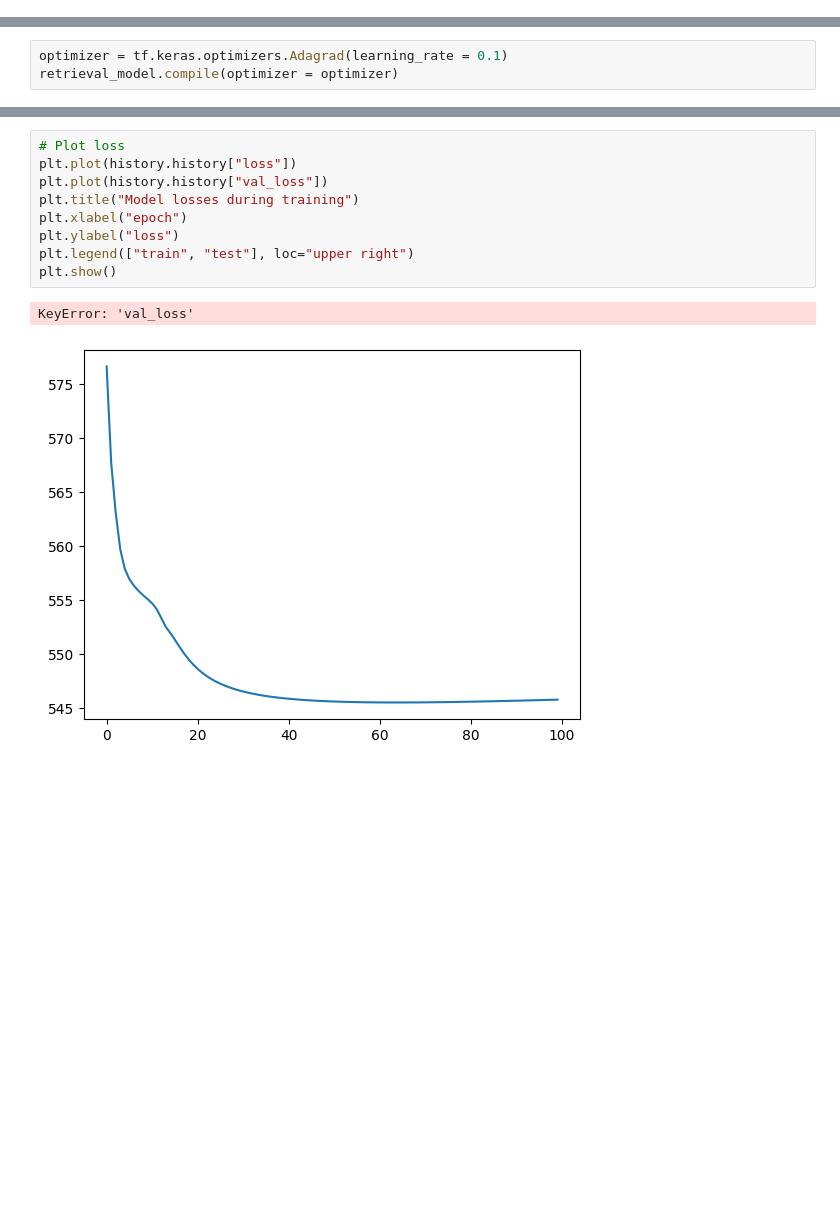
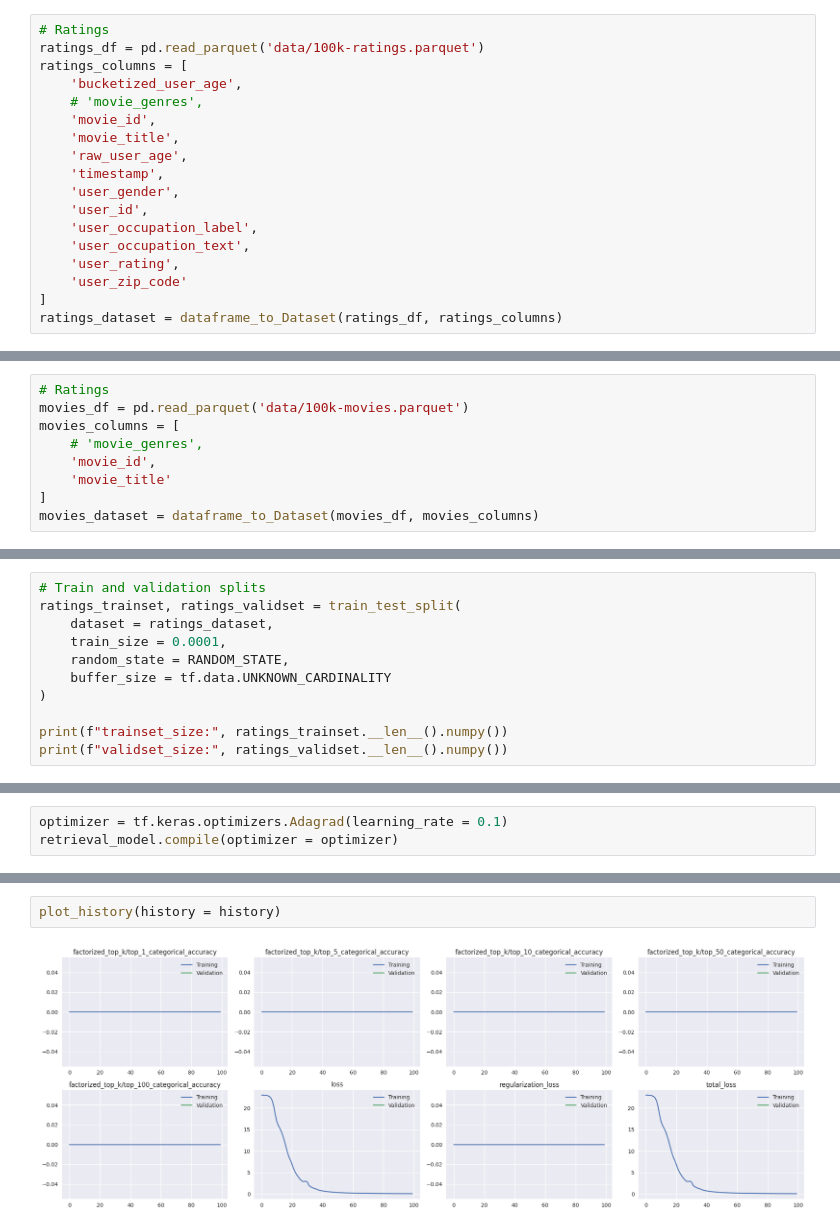
Before and after one commit to keivanipchihagh/multi-stage-two-tower-recommender, a Jupyter notebook: _retrieval.ipynb, the cells around one changed output, grey strips where cells are left out. Saved outputs shown, nothing was run; the diff lists cells and outputs as text; blank space fills up the shorter version.

```diff
--- a/_retrieval.ipynb
+++ b/_retrieval.ipynb
@@ -73,0 +31,18 @@ Movies count: 1682
+# %%
+# Ratings
+ratings_df = pd.read_parquet('data/100k-ratings.parquet')
+ratings_columns = [
+    'bucketized_user_age',
+    # 'movie_genres',
+    'movie_id',
+    'movie_title',
+    'raw_user_age',
+    'timestamp',
+    'user_gender',
+    'user_id',
+    'user_occupation_label',
+    'user_occupation_text',
+    'user_rating',
+    'user_zip_code'
+]
+ratings_dataset = dataframe_to_Dataset(ratings_df, ratings_columns)
@@ -74,3 +67,12 @@ Movies count: 1682
+# %%
+# Ratings
+movies_df = pd.read_parquet('data/100k-movies.parquet')
+movies_columns = [
+    # 'movie_genres',
+    'movie_id',
+    'movie_title'
+]
+movies_dataset = dataframe_to_Dataset(movies_df, movies_columns)
 # %%
 # Feature selection
 ratings_dataset = ratings_dataset.map(
@@ -115,0 +94,11 @@ validset_size: 20000
+# %%
+# Train and validation splits
+ratings_trainset, ratings_validset = train_test_split(
+    dataset = ratings_dataset,
+    train_size = 0.0001,
+    random_state = RANDOM_STATE,
+    buffer_size = tf.data.UNKNOWN_CARDINALITY
+)
+
+print(f"trainset_size:", ratings_trainset.__len__().numpy())
+print(f"validset_size:", ratings_validset.__len__().numpy())
@@ -225,15 +219,7 @@ WARNING:tensorflow:Early stopping conditioned on metric `val_loss` which is not
-# %%
-# Plot loss
-plt.plot(history.history["loss"])
-plt.plot(history.history["val_loss"])
-plt.title("Model losses during training")
-plt.xlabel("epoch")
-plt.ylabel("loss")
-plt.legend(["train", "test"], loc="upper right")
-plt.show()
-# %% [output]
-KeyError: 'val_loss'
-[figure, removed]
+# %%
+plot_history(history = history)
+# %% [output]
+[figure, added]
 # %%
 scann_layer = tfrs.layers.factorized_top_k.ScaNN(
     retrieval_model.query_tower,
```
Also changed, not shown: parts of 12 cells of this notebook, 2 other files.
